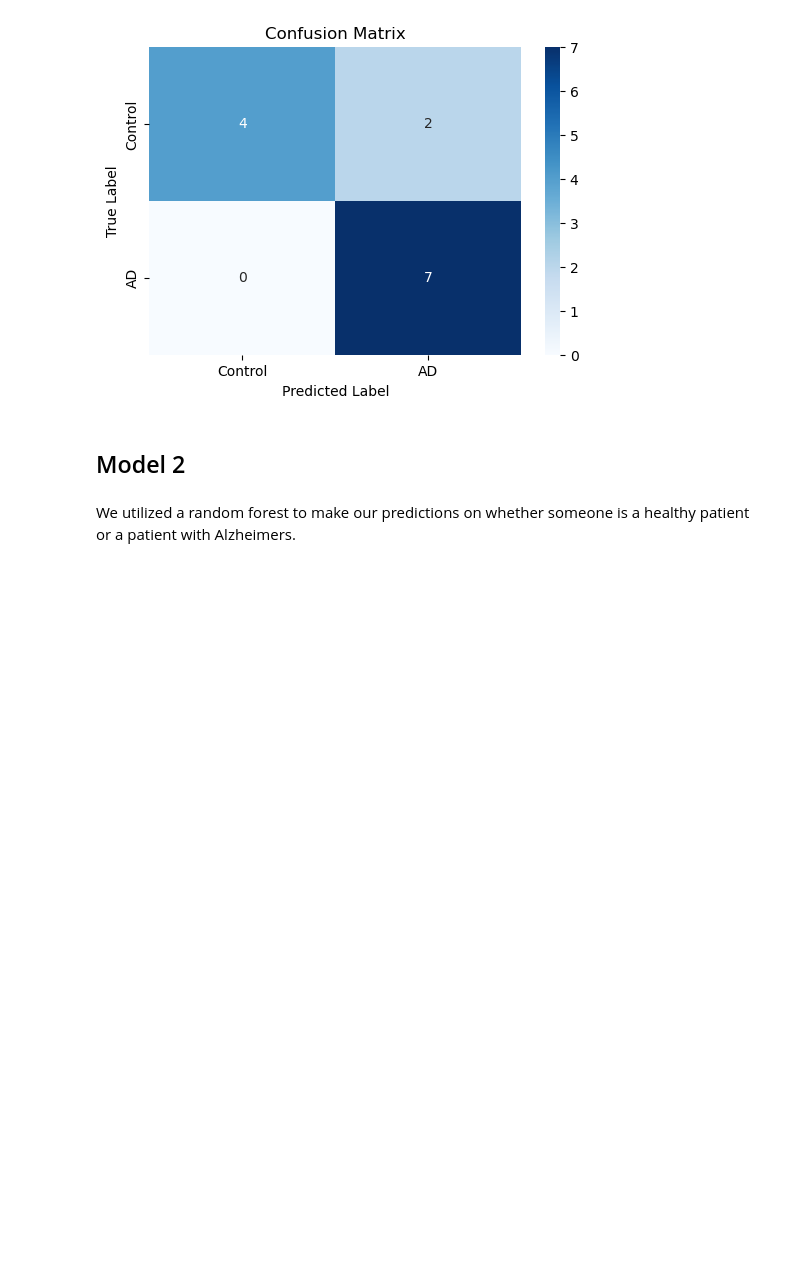
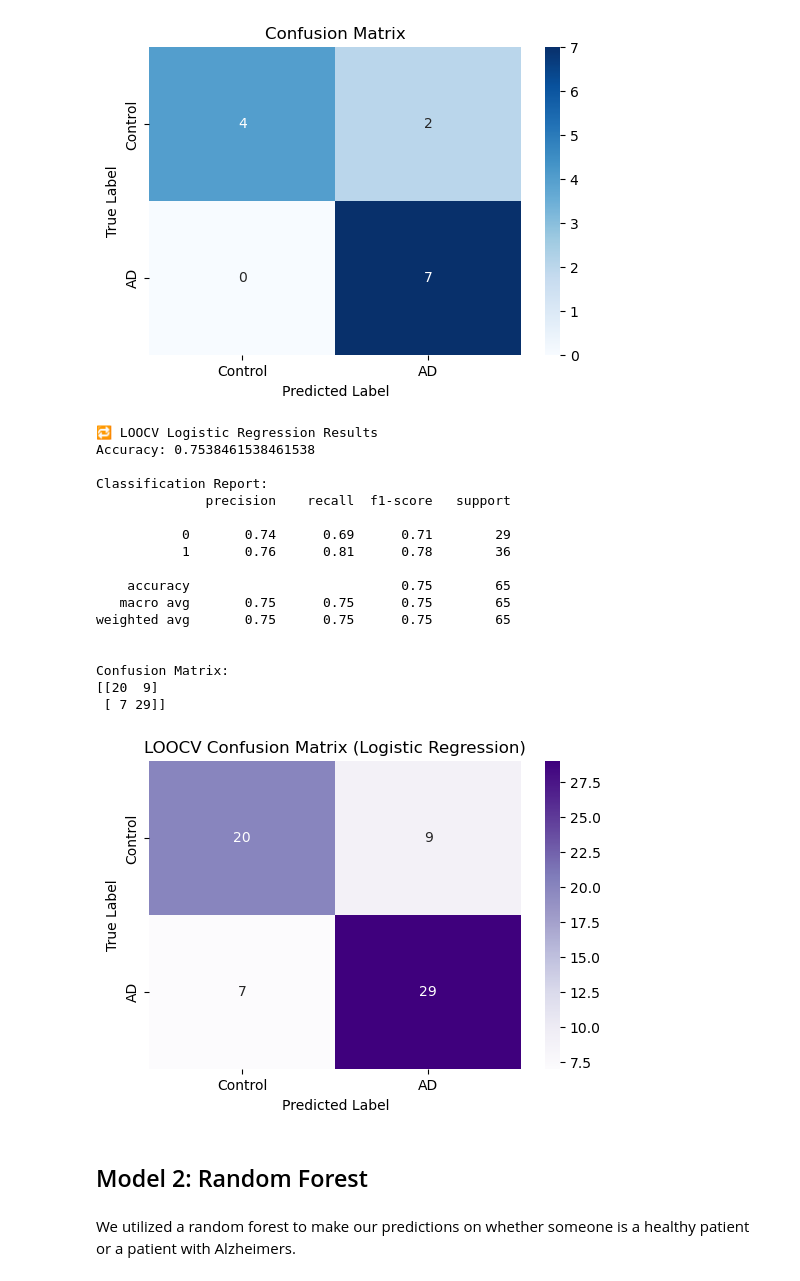
Before and after one commit to shreyasudan/AlzEEG-Classifier, a Jupyter notebook: Classifier Alz vs. Healthy.ipynb, the cells around one changed output. Cells and saved outputs as stored; diff of their text form; code cells hidden in the pictures; blank space fills up the shorter version.

```diff
--- a/Classifier Alz vs. Healthy.ipynb
+++ b/Classifier Alz vs. Healthy.ipynb
@@ -290,8 +290,65 @@ Confusion Matrix:
 [[4 2]
  [0 7]]
 [figure]
+# %%
+X_full = data.drop(columns=["label", "subject"])
+y_full = data["label"].values
+
+scaler_loocv = StandardScaler()
+X_scaled_full = scaler_loocv.fit_transform(X_full)
+
+loo = LeaveOneOut()
+y_true_loocv = []
+y_pred_loocv = []
+
+for train_index, test_index in loo.split(X_scaled_full):
+    X_train, X_test = X_scaled_full[train_index], X_scaled_full[test_index]
+    y_train, y_test = y_full[train_index], y_full[test_index]
+
+    clf_loo = LogisticRegression(random_state=35, max_iter=1000)
+    clf_loo.fit(X_train, y_train)
+    pred = clf_loo.predict(X_test)
+
+    y_true_loocv.append(y_test[0])
+    y_pred_loocv.append(pred[0])
+
+print("\n🔁 LOOCV Logistic Regression Results")
+print("Accuracy:", accuracy_score(y_true_loocv, y_pred_loocv))
+print("\nClassification Report:")
+print(classification_report(y_true_loocv, y_pred_loocv))
+
+cm_loo = confusion_matrix(y_true_loocv, y_pred_loocv)
+print("\nConfusion Matrix:")
+print(cm_loo)
+
+plt.figure(figsize=(6, 4))
+sns.heatmap(cm_loo, annot=True, fmt="d", cmap="Purples",
+            xticklabels=["Control", "AD"], yticklabels=["Control", "AD"])
+plt.xlabel("Predicted Label")
+plt.ylabel("True Label")
+plt.title("LOOCV Confusion Matrix (Logistic Regression)")
+plt.show()
+# %% [output]
+🔁 LOOCV Logistic Regression Results
+Accuracy: 0.7538461538461538
+
+Classification Report:
+              precision    recall  f1-score   support
+
+           0       0.74      0.69      0.71        29
+           1       0.76      0.81      0.78        36
+
+    accuracy                           0.75        65
+   macro avg       0.75      0.75      0.75        65
+weighted avg       0.75      0.75      0.75        65
+
+
+Confusion Matrix:
+[[20  9]
+ [ 7 29]]
+[figure, added]
 # %% [markdown]
-## Model 2
+## Model 2: Random Forest
 # %% [markdown]
 We utilized a random forest to make our predictions on whether someone is a healthy patient or a patient with Alzheimers.
 # %%
```
Also changed, not shown: parts of 13 cells of this notebook.
